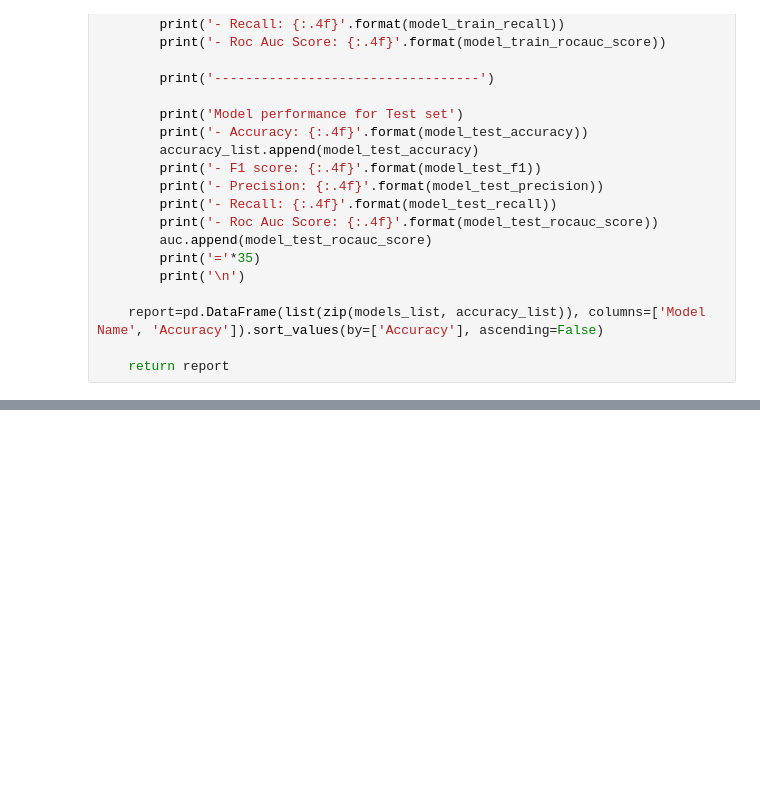
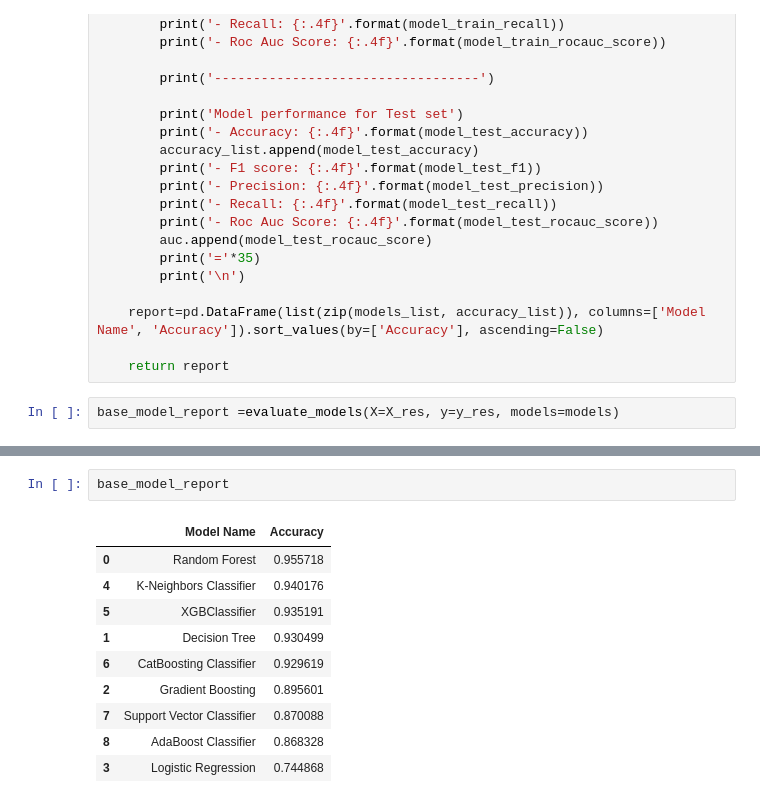
Before and after one commit to tproma/End_to_End_ML_Visa_Approval_Prediction, a Jupyter notebook: Notebook/2_Feature_Engineering_and_Model_Training.ipynb, the cells around one changed output, grey strips where cells are left out. Cells and saved outputs as stored; diff of their text form; blank space fills up the shorter version.

Commit message:
base model report added

```diff
--- a/Notebook/2_Feature_Engineering_and_Model_Training.ipynb
+++ b/Notebook/2_Feature_Engineering_and_Model_Training.ipynb
@@ -366,3 +366,5 @@ def evaluate_models(X, y, models):
     report=pd.DataFrame(list(zip(models_list, accuracy_list)), columns=['Model Name', 'Accuracy']).sort_values(by=['Accuracy'], ascending=False)
 
     return report
+# %%
+base_model_report =evaluate_models(X=X_res, y=y_res, models=models)
@@ -368,0 +389,13 @@ def evaluate_models(X, y, models):
+# %%
+base_model_report
+# %% [output]
+|  | Model Name | Accuracy |
+| 0 | Random Forest | 0.955718 |
+| 4 | K-Neighbors Classifier | 0.940176 |
+| 5 | XGBClassifier | 0.935191 |
+| 1 | Decision Tree | 0.930499 |
+| 6 | CatBoosting Classifier | 0.929619 |
+| 2 | Gradient Boosting | 0.895601 |
+| 7 | Support Vector Classifier | 0.870088 |
+| 8 | AdaBoost Classifier | 0.868328 |
+| 3 | Logistic Regression | 0.744868 |
```
Also changed, not shown: parts of 1 cell of this notebook, 4 other files.
